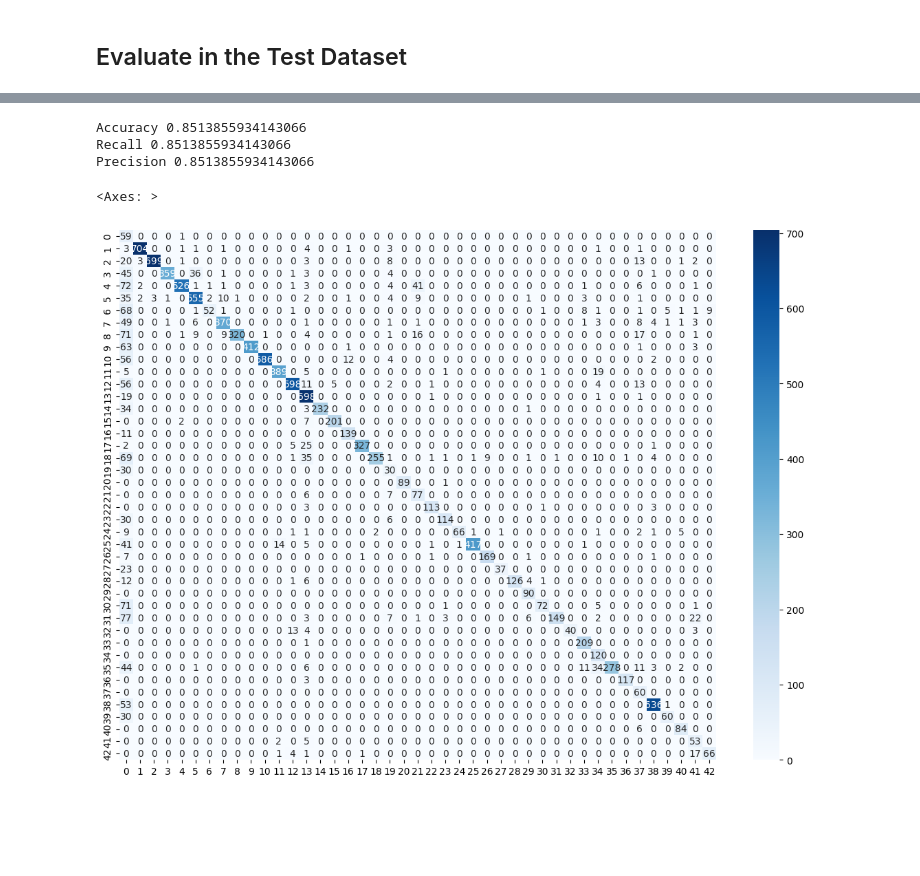
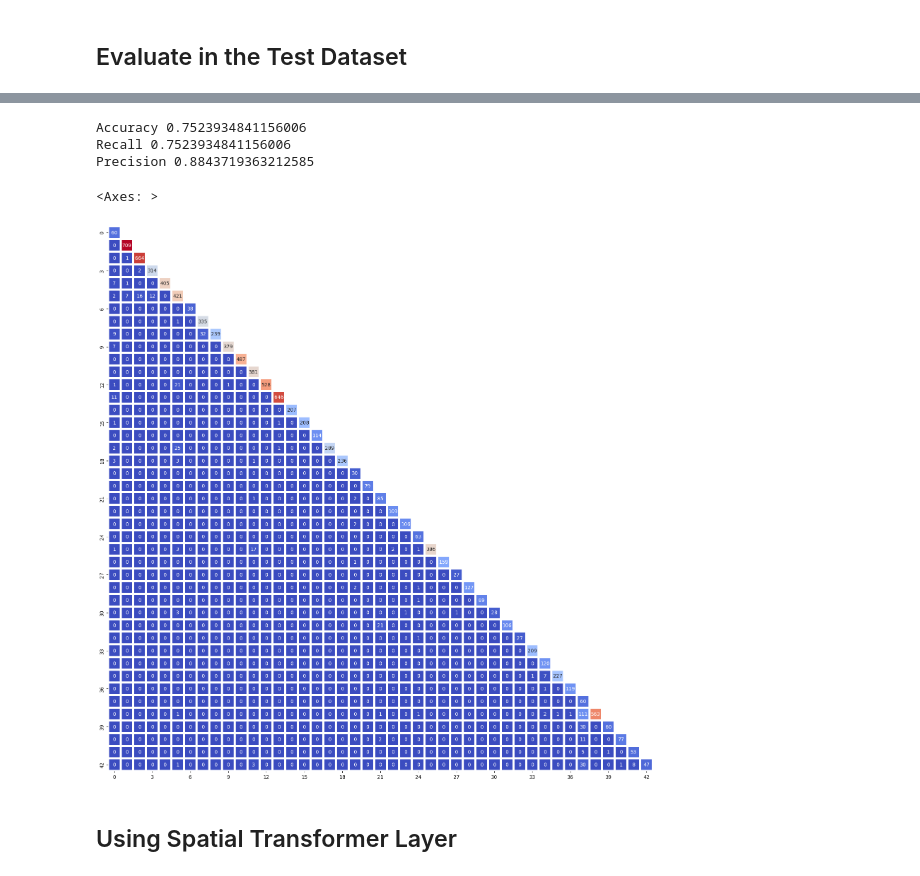
Before and after one commit to jmanuelc87/advanced-cv, a Jupyter notebook: image_classification_cnn/image_classification_cnn_GTSRB.ipynb, the cells around one changed output, grey strips where cells are left out. Drawn from its saved outputs; the diff is of its cells as text; code cells hidden in the pictures; blank space fills up the shorter version.

Commit message:
Added Spatial Transformer Layer to the GTSRB classification cnn

```diff
--- a/image_classification_cnn/image_classification_cnn_GTSRB.ipynb
+++ b/image_classification_cnn/image_classification_cnn_GTSRB.ipynb
@@ -220,8 +244,12 @@ def get_data(
         transforms = v2.Compose(
             [
                 common_transforms,
-                v2.RandomAffine(
-                    degrees=(-0.2, 0.2), translate=(0.2, 0.2), scale=(0.90, 1.1)
+                v2.RandomChoice(
+                    [
+                        v2.RandomAffine(degrees=(-25, 25)),
+                        v2.RandomAffine(translate=(0.2, 0.2), degrees=(0, 0)),
+                        v2.RandomAffine(scale=(0.90, 1.1), degrees=(0, 0)),
+                    ]
                 ),
             ]
         )
@@ -647,7 +685,7 @@ Text(0.5, 1.0, 'Training and Validation Acc')
 # %% [markdown]
 ## Evaluate in the Test Dataset
 # %%
-acc = MulticlassAccuracy(num_classes=len(classes), average="micro")
-recall = Recall(task="multiclass", num_classes=len(classes), average="micro")
-precision = Precision(task="multiclass", num_classes=len(classes), average="micro")
-confmat = ConfusionMatrix(task="multiclass", num_classes=len(classes))
+acc = MulticlassAccuracy(num_classes=len(classes), average="macro")
+recall = MulticlassRecall(num_classes=len(classes), average="macro")
+precision = MulticlassPrecision(num_classes=len(classes), average="macro")
+confmat = MulticlassConfusionMatrix(num_classes=len(classes))
@@ -654,27 +698,46 @@ confmat = ConfusionMatrix(task="multiclass", num_classes=len(classes))
 # %%
 for batch in test_dataloader:
     inputs, labels = batch
     inputs, labels = inputs.to(device), labels.to(device)
 
     outputs = model(inputs)
 
     pred = torch.argmax(outputs, dim=1)
 
     acc.update(pred.cpu(), labels.cpu())
     recall.update(pred.cpu(), labels.cpu())
     precision.update(pred.cpu(), labels.cpu())
     confmat.update(pred.cpu(), labels.cpu())
 
 print("Accuracy {}".format(acc.compute().item()))
 print("Recall {}".format(recall.compute().item()))
 print("Precision {}".format(precision.compute().item()))
 
 matrix = confmat.compute().numpy()
+mask = np.zeros_like(matrix)
+mask[np.triu_indices_from(mask)] = True
+mask[np.diag_indices_from(mask)] = False
 
-sns.heatmap(matrix, annot=True, fmt="d", cmap="Blues")
+
+fig, ax = plt.subplots(figsize=(20, 20))
+sns.heatmap(
+    matrix,
+    annot=True,
+    fmt=".0f",
+    linewidths=3,
+    cmap="coolwarm",
+    ax=ax,
+    cbar=False,
+    xticklabels=3,
+    yticklabels=3,
+    square=True,
+    mask=mask,
+)
 # %% [output]
-Accuracy 0.8513855934143066
-Recall 0.8513855934143066
-Precision 0.8513855934143066
+Accuracy 0.7523934841156006
+Recall 0.7523934841156006
+Precision 0.8843719363212585
 <Axes: >
-[figure, old version]
+[figure, new version]
+# %% [markdown]
+## Using Spatial Transformer Layer
```
Also changed, not shown: parts of 24 cells of this notebook, 6 other files.
